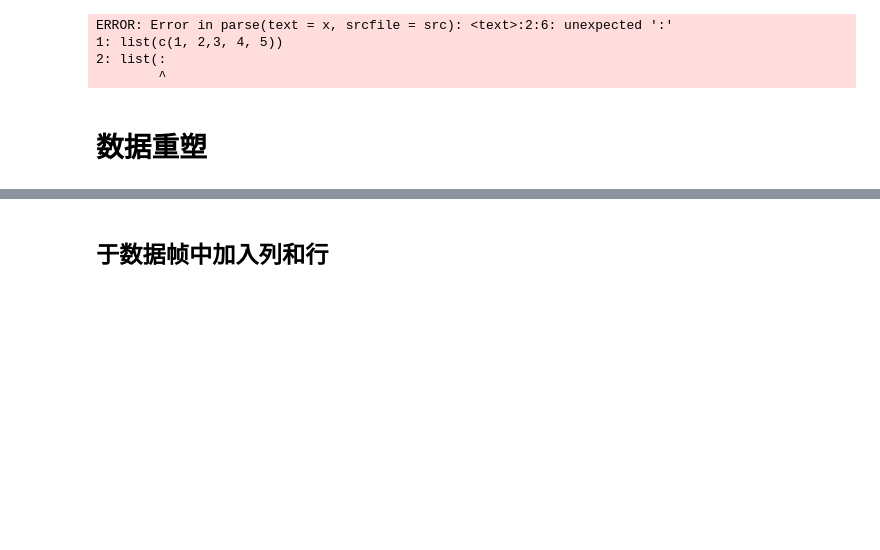
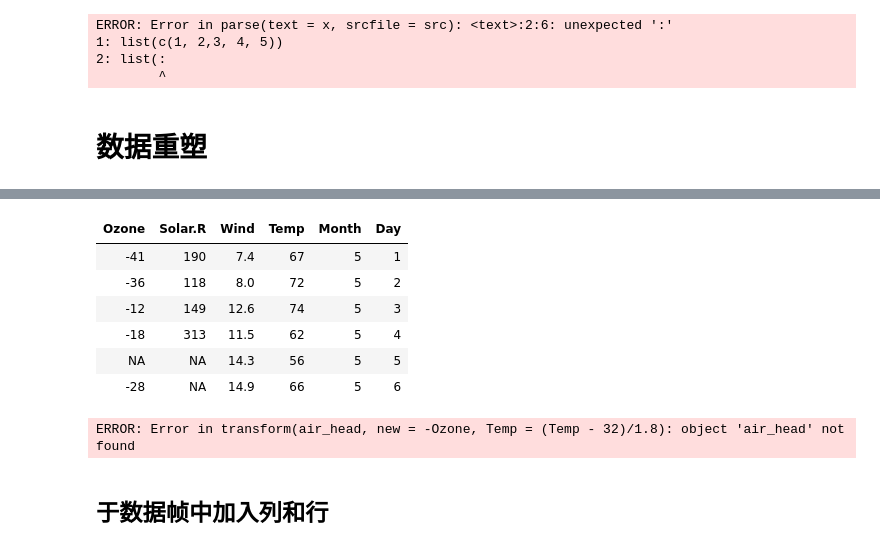
Before and after one commit to Sanningw/ML-and-DL, a Jupyter notebook: math/Statistics/R/Data_preprocess.ipynb, the cells around one changed output, grey strips where cells are left out. Saved outputs shown, nothing was run; the diff lists cells and outputs as text; code cells hidden in the pictures; blank space fills up the shorter version.

```diff
--- a/math/Statistics/R/Data_preprocess.ipynb
+++ b/math/Statistics/R/Data_preprocess.ipynb
@@ -16,3 +29,17 @@ ERROR: Error in parse(text = x, srcfile = src): <text>:2:6: unexpected ':'
+# %%
+transform(air_head, Ozone = -Ozone)
+# %% [output]
+| Ozone | Solar.R | Wind | Temp | Month | Day |
+| -41 | 190 | 7.4 | 67 | 5 | 1 |
+| -36 | 118 | 8.0 | 72 | 5 | 2 |
+| -12 | 149 | 12.6 | 74 | 5 | 3 |
+| -18 | 313 | 11.5 | 62 | 5 | 4 |
+| NA | NA | 14.3 | 56 | 5 | 5 |
+| -28 | NA | 14.9 | 66 | 5 | 6 |
+# %%
+transform(air_head, new = -Ozone, Temp = (Temp-32)/1.8)
+# %% [output]
+ERROR: Error in transform(air_head, new = -Ozone, Temp = (Temp - 32)/1.8): object 'air_head' not found
 # %% [markdown]
 ## 于数据帧中加入列和行
 # %% [markdown]
```
Also changed, not shown: parts of 2 cells of this notebook, 3 other files.
